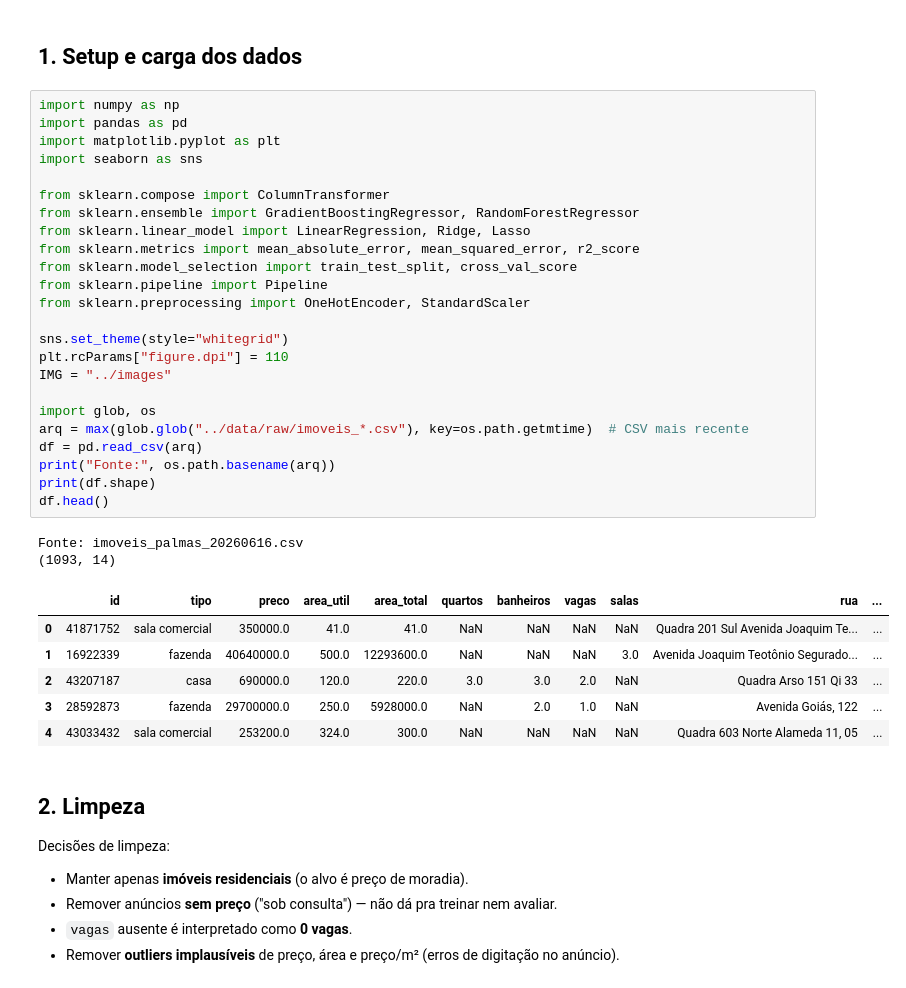
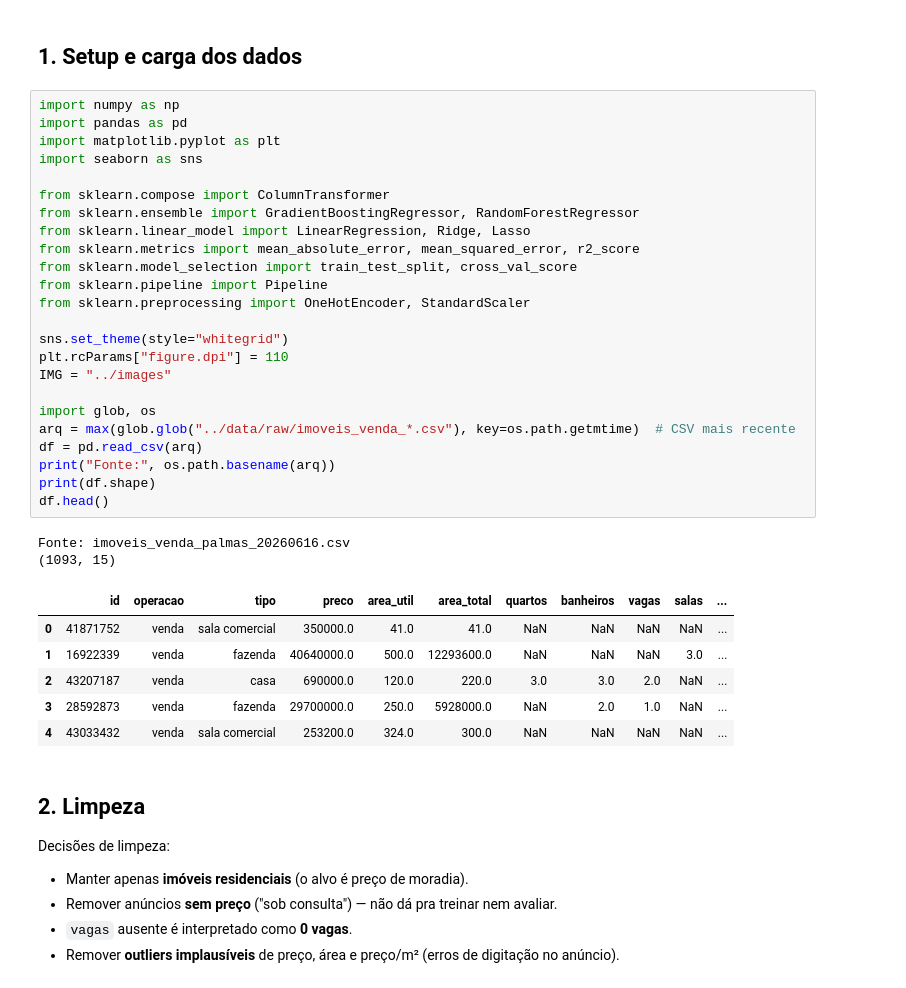
Before and after one commit to augmatos/PrecoImoveisBR, a Jupyter notebook: notebooks/01_eda_modelagem.ipynb, the cells around one changed output. Saved outputs shown, nothing was run; the diff lists cells and outputs as text.

```diff
--- a/notebooks/01_eda_modelagem.ipynb
+++ b/notebooks/01_eda_modelagem.ipynb
@@ -10,36 +10,36 @@ Pipeline: limpeza → EDA → feature engineering → modelagem → avaliação.
 # %%
 import numpy as np
 import pandas as pd
 import matplotlib.pyplot as plt
 import seaborn as sns
 
 from sklearn.compose import ColumnTransformer
 from sklearn.ensemble import GradientBoostingRegressor, RandomForestRegressor
 from sklearn.linear_model import LinearRegression, Ridge, Lasso
 from sklearn.metrics import mean_absolute_error, mean_squared_error, r2_score
 from sklearn.model_selection import train_test_split, cross_val_score
 from sklearn.pipeline import Pipeline
 from sklearn.preprocessing import OneHotEncoder, StandardScaler
 
 sns.set_theme(style="whitegrid")
 plt.rcParams["figure.dpi"] = 110
 IMG = "../images"
 
 import glob, os
-arq = max(glob.glob("../data/raw/imoveis_*.csv"), key=os.path.getmtime)  # CSV mais recente
+arq = max(glob.glob("../data/raw/imoveis_venda_*.csv"), key=os.path.getmtime)  # CSV mais recente
 df = pd.read_csv(arq)
 print("Fonte:", os.path.basename(arq))
 print(df.shape)
 df.head()
 # %% [output]
-Fonte: imoveis_palmas_20260616.csv
-(1093, 14)
+Fonte: imoveis_venda_palmas_20260616.csv
+(1093, 15)
-|  | id | tipo | preco | area_util | area_total | quartos | banheiros | vagas | salas | rua | ... |
-| 0 | 41871752 | sala comercial | 350000.0 | 41.0 | 41.0 | NaN | NaN | NaN | NaN | Quadra 201 Sul Avenida Joaquim Te... | ... |
-| 1 | 16922339 | fazenda | 40640000.0 | 500.0 | 12293600.0 | NaN | NaN | NaN | 3.0 | Avenida Joaquim Teotônio Segurado... | ... |
-| 2 | 43207187 | casa | 690000.0 | 120.0 | 220.0 | 3.0 | 3.0 | 2.0 | NaN | Quadra Arso 151 Qi 33 | ... |
-| 3 | 28592873 | fazenda | 29700000.0 | 250.0 | 5928000.0 | NaN | 2.0 | 1.0 | NaN | Avenida Goiás, 122 | ... |
-| 4 | 43033432 | sala comercial | 253200.0 | 324.0 | 300.0 | NaN | NaN | NaN | NaN | Quadra 603 Norte Alameda 11, 05 | ... |
+|  | id | operacao | tipo | preco | area_util | area_total | quartos | banheiros | vagas | salas | ... |
+| 0 | 41871752 | venda | sala comercial | 350000.0 | 41.0 | 41.0 | NaN | NaN | NaN | NaN | ... |
+| 1 | 16922339 | venda | fazenda | 40640000.0 | 500.0 | 12293600.0 | NaN | NaN | NaN | 3.0 | ... |
+| 2 | 43207187 | venda | casa | 690000.0 | 120.0 | 220.0 | 3.0 | 3.0 | 2.0 | NaN | ... |
+| 3 | 28592873 | venda | fazenda | 29700000.0 | 250.0 | 5928000.0 | NaN | 2.0 | 1.0 | NaN | ... |
+| 4 | 43033432 | venda | sala comercial | 253200.0 | 324.0 | 300.0 | NaN | NaN | NaN | NaN | ... |
 # %% [markdown]
 ## 2. Limpeza
 
```
Also changed, not shown: 6 other files.
